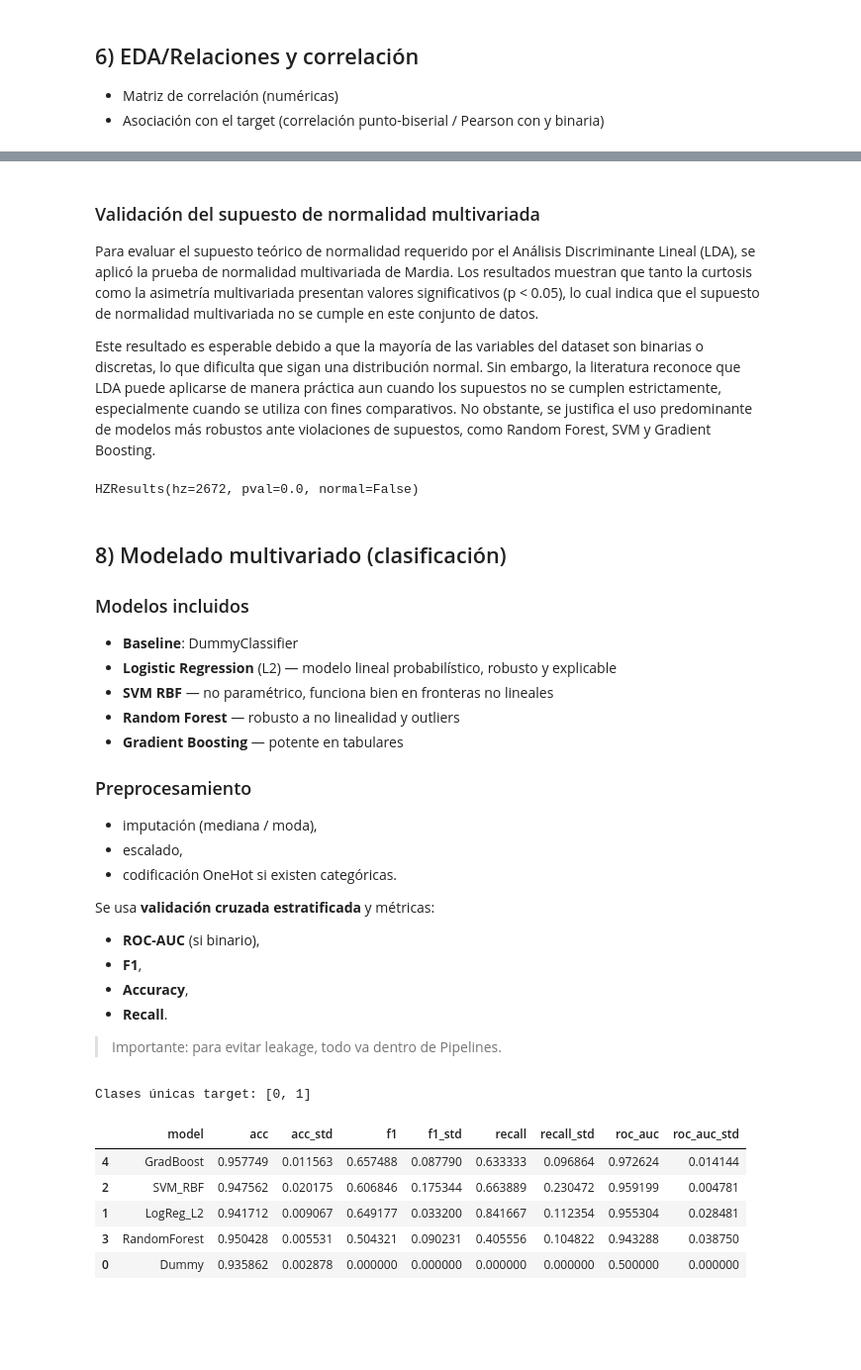
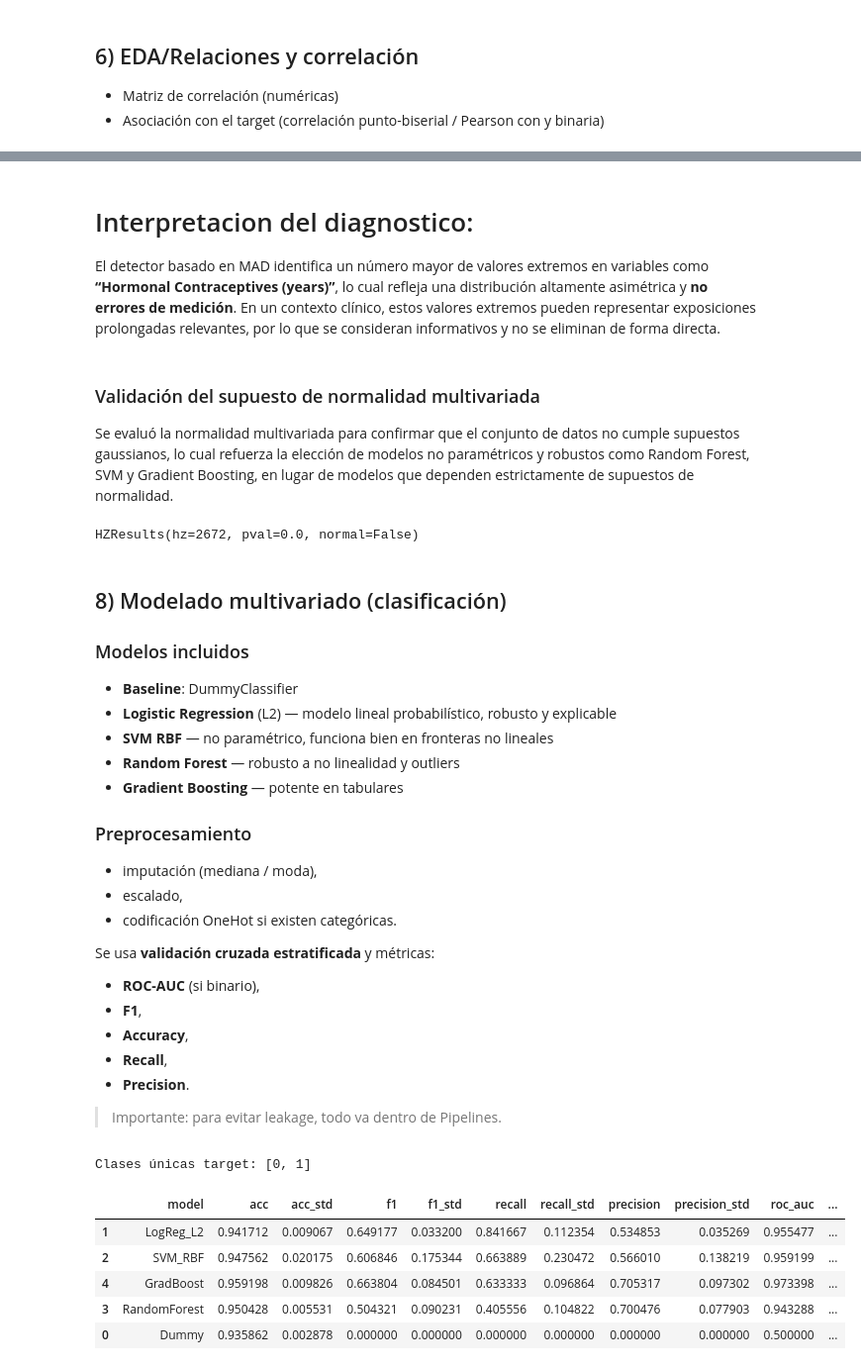
Before and after one commit to GuissellB/Estadistica_multivariada_proyecto_final, a Jupyter notebook: Cervical_Cancer_Risk_EDA_Modelos.ipynb, the cells around one changed output, grey strips where cells are left out. Shown at 99% size. Drawn from its saved outputs; the diff is of its cells as text; code cells hidden in the pictures; blank space fills up the shorter version.

```diff
--- a/Cervical_Cancer_Risk_EDA_Modelos.ipynb
+++ b/Cervical_Cancer_Risk_EDA_Modelos.ipynb
@@ -560,20 +560,25 @@ Luego compararemos 2 estrategias:
 1) **Sin eliminar** (solo imputación/escala).
 2) **Filtrado en entrenamiento** con **IsolationForest** (multivariado) para robustez.
 # %%
-def outliers_zscore(series, thresh=3.0):
-    s = pd.to_numeric(series, errors="coerce")
-    mu = np.nanmean(s)
-    sigma = np.nanstd(s, ddof=0)
-    if sigma == 0 or np.isnan(sigma):
+def outliers_zscore(series, thresh=3.5):
+    s = pd.to_numeric(series, errors="coerce").dropna()
+    if s.nunique() < 5:
         return pd.Index([])
-    z = (s - mu) / sigma
-    return series[np.abs(z) > thresh].index
+
+    median = np.median(s)
+    mad = np.median(np.abs(s - median))
+
+    if mad == 0 or np.isnan(mad):
+        return pd.Index([])
+
+    robust_z = 0.6745 * (s - median) / mad
+    return s.index[np.abs(robust_z) > thresh]
 
 outlier_report = []
 for c in num_cols_wo_target:
     if df[c].dropna().nunique() < 5:
         continue
-    idx_z = outliers_zscore(df[c], thresh=3.0)
+    idx_z = outliers_zscore(df[c], thresh=3.5)
     outlier_report.append((c, len(idx_z)))
 
 outlier_report = pd.DataFrame(outlier_report, columns=["feature", "n_outliers_zscore"])
@@ -592,9 +597,10 @@ display(outlier_report.sort_values("n_outliers_zscore", ascending=False).head(20
+# %% [markdown]
+# Interpretacion del diagnostico:
+El detector basado en MAD identifica un número mayor de valores extremos en variables como
+**“Hormonal Contraceptives (years)”**, lo cual refleja una distribución altamente asimétrica y **no errores de medición**. En un contexto clínico, estos valores extremos pueden representar exposiciones prolongadas relevantes, por lo que se consideran informativos y no se eliminan de forma directa.
 # %% [markdown]
 ### Validación del supuesto de normalidad multivariada
-
-Para evaluar el supuesto teórico de normalidad requerido por el Análisis Discriminante Lineal (LDA), se aplicó la prueba de normalidad multivariada de Mardia. Los resultados muestran que tanto la curtosis como la asimetría multivariada presentan valores significativos (p < 0.05), lo cual indica que el supuesto de normalidad multivariada no se cumple en este conjunto de datos.
-
-Este resultado es esperable debido a que la mayoría de las variables del dataset son binarias o discretas, lo que dificulta que sigan una distribución normal. Sin embargo, la literatura reconoce que LDA puede aplicarse de manera práctica aun cuando los supuestos no se cumplen estrictamente, especialmente cuando se utiliza con fines comparativos. No obstante, se justifica el uso predominante de modelos más robustos ante violaciones de supuestos, como Random Forest, SVM y Gradient Boosting.
+Se evaluó la normalidad multivariada para confirmar que el conjunto de datos no cumple supuestos gaussianos, lo cual refuerza la elección de modelos no paramétricos y robustos como Random Forest, SVM y Gradient Boosting, en lugar de modelos que dependen estrictamente de supuestos de normalidad.
 # %%
 import pingouin as pg
 
@@ -625,7 +631,8 @@ Se usa **validación cruzada estratificada** y métricas:
 - **ROC-AUC** (si binario),
 - **F1**,
 - **Accuracy**,
-- **Recall**.
+- **Recall**,
+- **Precision**.
 
 > Importante: para evitar leakage, todo va dentro de Pipelines.
 # %%
@@ -677,37 +684,38 @@ models = {
     "SVM_RBF": SVC(kernel="rbf", probability=True, class_weight="balanced"),
     "RandomForest": RandomForestClassifier(n_estimators=400, random_state=42, class_weight="balanced_subsample"),
     "GradBoost": GradientBoostingClassifier(random_state=42),
 }
 
 scoring = {
     "acc": "accuracy",
     "f1": "f1",
     "recall": "recall",
+    "precision": "precision",
     "roc_auc": "roc_auc"
 }
 
 cv = StratifiedKFold(n_splits=5, shuffle=True, random_state=42)
 
 results = []
 pipes = {}
 for name, model in models.items():
     pipe = Pipeline(steps=[("prep", preprocess), ("model", model)])
     pipes[name] = pipe
     scores = cross_validate(pipe, X_train, y_train, cv=cv, scoring=scoring, n_jobs=-1, error_score="raise")
     row = {"model": name}
     for k, v in scores.items():
         if k.startswith("test_"):
             row[k.replace("test_", "")] = float(np.mean(v))
             row[k.replace("test_", "")+"_std"] = float(np.std(v))
     results.append(row)
 
-results_df = pd.DataFrame(results).sort_values("roc_auc", ascending=False)
+results_df = pd.DataFrame(results).sort_values(by=["recall", "precision","roc_auc"], ascending=False)
 display(results_df)
 # %% [output]
 Clases únicas target: [0, 1]
-|  | model | acc | acc_std | f1 | f1_std | recall | recall_std | roc_auc | roc_auc_std |
-| 4 | GradBoost | 0.957749 | 0.011563 | 0.657488 | 0.087790 | 0.633333 | 0.096864 | 0.972624 | 0.014144 |
-| 2 | SVM_RBF | 0.947562 | 0.020175 | 0.606846 | 0.175344 | 0.663889 | 0.230472 | 0.959199 | 0.004781 |
-| 1 | LogReg_L2 | 0.941712 | 0.009067 | 0.649177 | 0.033200 | 0.841667 | 0.112354 | 0.955304 | 0.028481 |
-| 3 | RandomForest | 0.950428 | 0.005531 | 0.504321 | 0.090231 | 0.405556 | 0.104822 | 0.943288 | 0.038750 |
-| 0 | Dummy | 0.935862 | 0.002878 | 0.000000 | 0.000000 | 0.000000 | 0.000000 | 0.500000 | 0.000000 |
+|  | model | acc | acc_std | f1 | f1_std | recall | recall_std | precision | precision_std | roc_auc | ... |
+| 1 | LogReg_L2 | 0.941712 | 0.009067 | 0.649177 | 0.033200 | 0.841667 | 0.112354 | 0.534853 | 0.035269 | 0.955477 | ... |
+| 2 | SVM_RBF | 0.947562 | 0.020175 | 0.606846 | 0.175344 | 0.663889 | 0.230472 | 0.566010 | 0.138219 | 0.959199 | ... |
+| 4 | GradBoost | 0.959198 | 0.009826 | 0.663804 | 0.084501 | 0.633333 | 0.096864 | 0.705317 | 0.097302 | 0.973398 | ... |
+| 3 | RandomForest | 0.950428 | 0.005531 | 0.504321 | 0.090231 | 0.405556 | 0.104822 | 0.700476 | 0.077903 | 0.943288 | ... |
+| 0 | Dummy | 0.935862 | 0.002878 | 0.000000 | 0.000000 | 0.000000 | 0.000000 | 0.000000 | 0.000000 | 0.500000 | ... |
```
Also changed, not shown: parts of 10 cells of this notebook.
